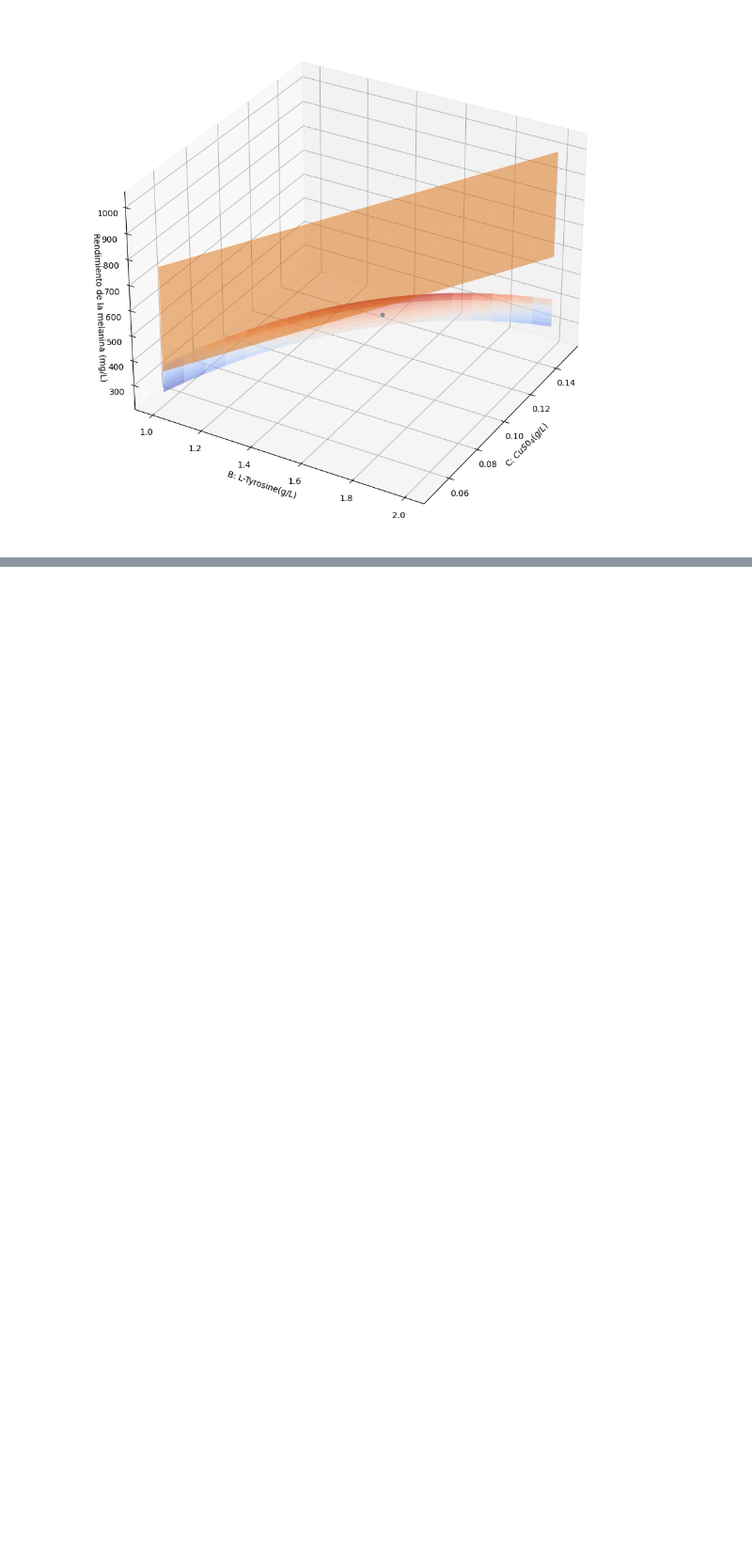
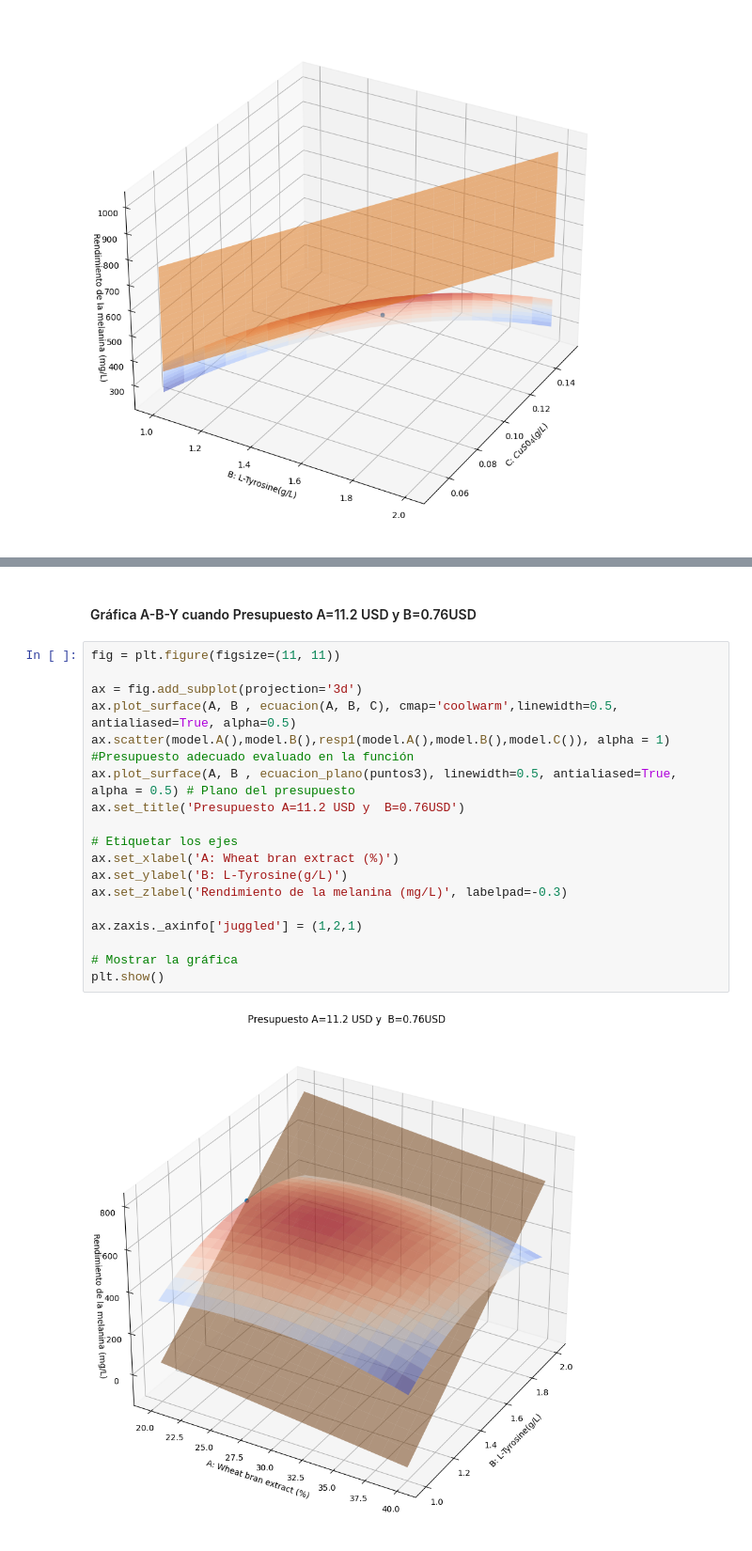
Before and after one commit to SantiagoGC15/Optimization-of-Melanin, a Jupyter notebook: Articulo_Melanina.ipynb, the cells around one changed output, grey strips where cells are left out. Shown at 94% size. Cells and saved outputs as stored; diff of their text form; blank space fills up the shorter version.

```diff
--- a/Articulo_Melanina.ipynb
+++ b/Articulo_Melanina.ipynb
@@ -333,0 +680,22 @@ plt.show()
+# %% [markdown]
+#### Gráfica A-B-Y cuando Presupuesto A=11.2 USD y  B=0.76USD
+# %%
+fig = plt.figure(figsize=(11, 11))
+
+ax = fig.add_subplot(projection='3d')
+ax.plot_surface(A, B , ecuacion(A, B, C), cmap='coolwarm',linewidth=0.5, antialiased=True, alpha=0.5)
+ax.scatter(model.A(),model.B(),resp1(model.A(),model.B(),model.C()), alpha = 1) #Presupuesto adecuado evaluado en la función
+ax.plot_surface(A, B , ecuacion_plano(puntos3), linewidth=0.5, antialiased=True, alpha = 0.5) # Plano del presupuesto
+ax.set_title('Presupuesto A=11.2 USD y  B=0.76USD')
+
+# Etiquetar los ejes
+ax.set_xlabel('A: Wheat bran extract (%)')
+ax.set_ylabel('B: L-Tyrosine(g/L)')
+ax.set_zlabel('Rendimiento de la melanina (mg/L)', labelpad=-0.3)
+
+ax.zaxis._axinfo['juggled'] = (1,2,1)
+
+# Mostrar la gráfica
+plt.show()
+# %% [output]
+[figure, added]
```
Also changed, not shown: parts of 24 cells of this notebook.
